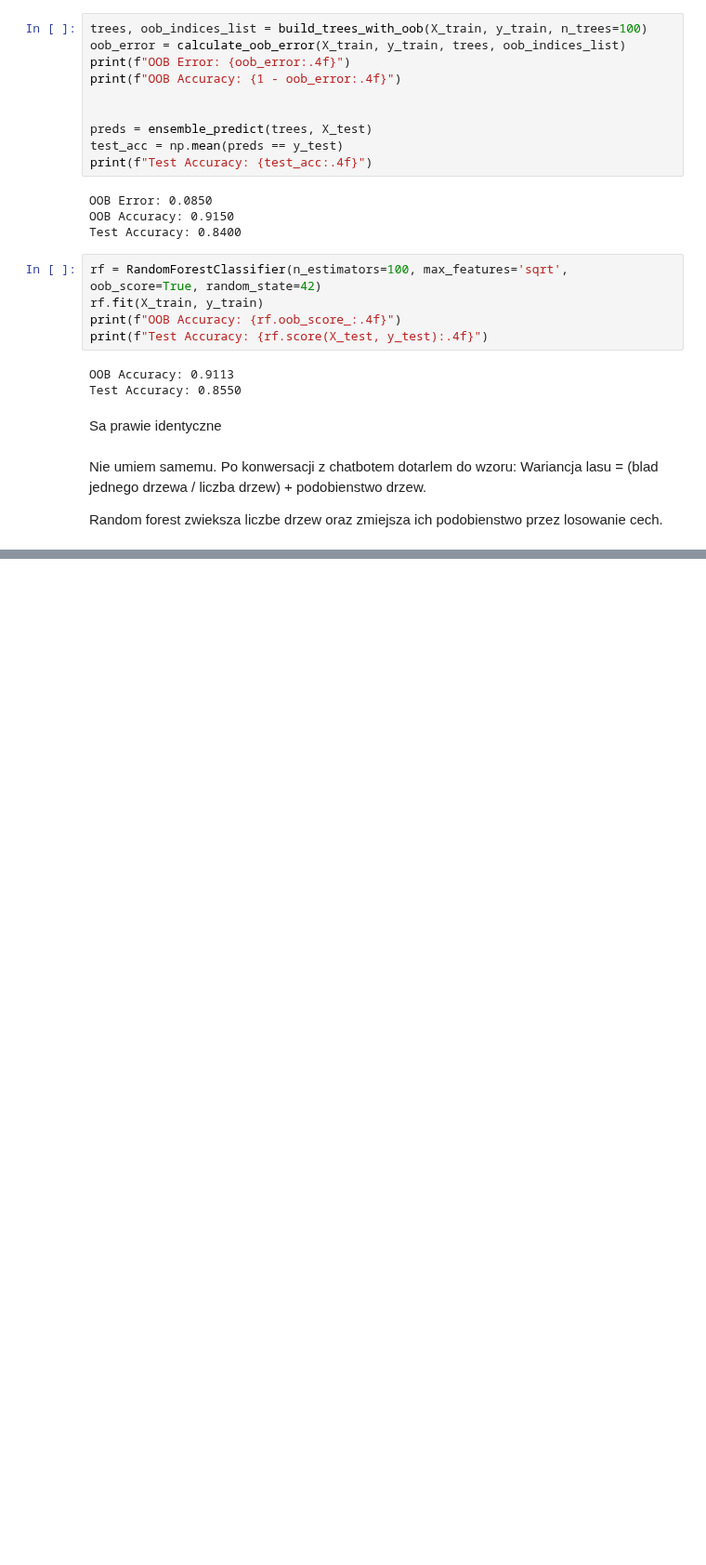
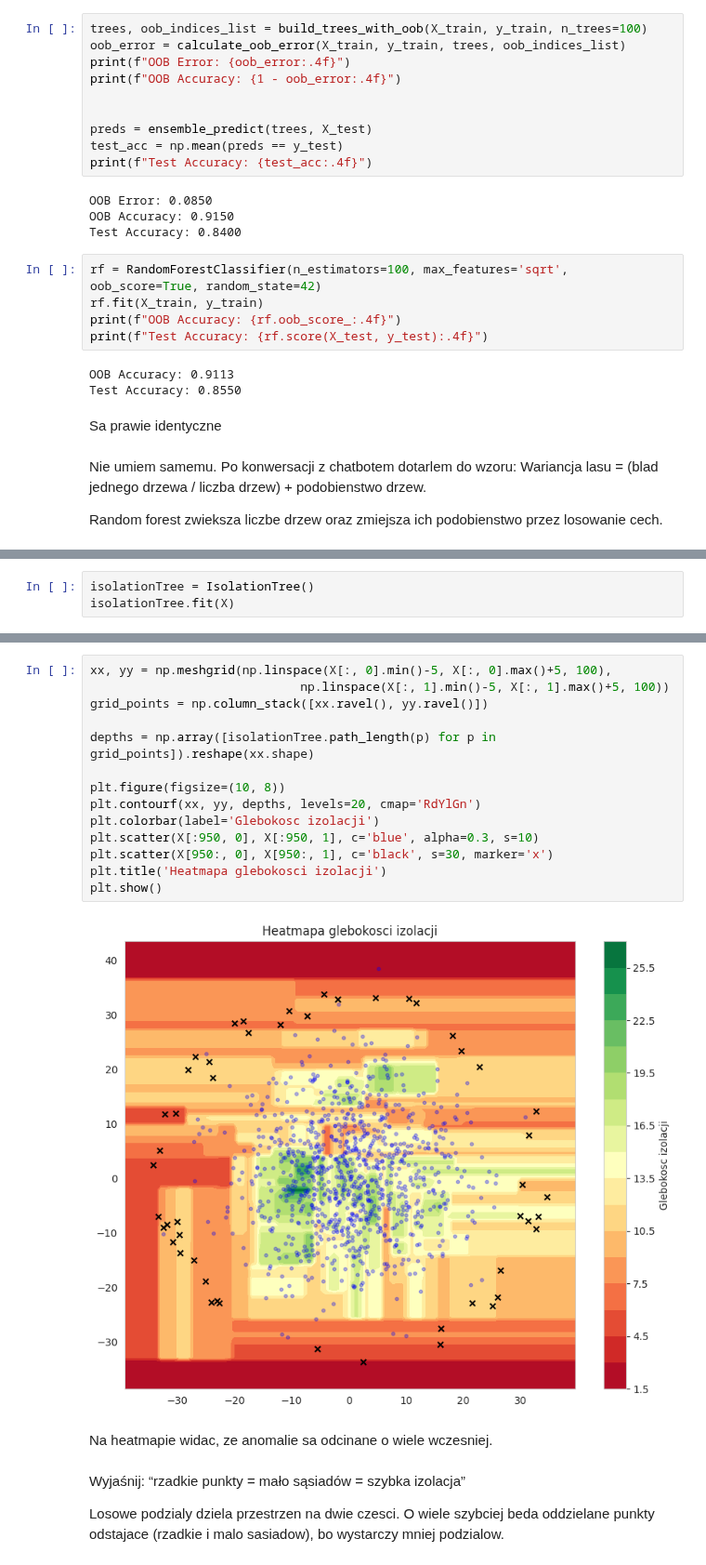
Before and after one commit to rektyyy/Artificial-Intelligence, a Jupyter notebook: ML/exercises/8/Assignment_8.ipynb, the cells around one changed output, grey strips where cells are left out. Shown at 93% size. Drawn from its saved outputs; the diff is of its cells as text; blank space fills up the shorter version.

```diff
--- a/ML/exercises/8/Assignment_8.ipynb
+++ b/ML/exercises/8/Assignment_8.ipynb
@@ -305,0 +465,3 @@ Random forest zwieksza liczbe drzew oraz zmiejsza ich podobienstwo przez losowan
+# %%
+isolationTree = IsolationTree()
+isolationTree.fit(X)
@@ -305,0 +486,22 @@ Random forest zwieksza liczbe drzew oraz zmiejsza ich podobienstwo przez losowan
+# %%
+xx, yy = np.meshgrid(np.linspace(X[:, 0].min()-5, X[:, 0].max()+5, 100),
+                             np.linspace(X[:, 1].min()-5, X[:, 1].max()+5, 100))
+grid_points = np.column_stack([xx.ravel(), yy.ravel()])
+
+depths = np.array([isolationTree.path_length(p) for p in grid_points]).reshape(xx.shape)
+
+plt.figure(figsize=(10, 8))
+plt.contourf(xx, yy, depths, levels=20, cmap='RdYlGn')
+plt.colorbar(label='Glebokosc izolacji')
+plt.scatter(X[:950, 0], X[:950, 1], c='blue', alpha=0.3, s=10)
+plt.scatter(X[950:, 0], X[950:, 1], c='black', s=30, marker='x')
+plt.title('Heatmapa glebokosci izolacji')
+plt.show()
+# %% [output]
+[figure, added]
+# %% [markdown]
+Na heatmapie widac, ze anomalie sa odcinane o wiele wczesniej.
+# %% [markdown]
+Wyjaśnij: “rzadkie punkty = mało sąsiadów = szybka izolacja”
+
+Losowe podzialy dziela przestrzen na dwie czesci. O wiele szybciej beda oddzielane punkty odstajace (rzadkie i malo sasiadow), bo wystarczy mniej podzialow.
```
Also changed, not shown: parts of 26 cells of this notebook.
